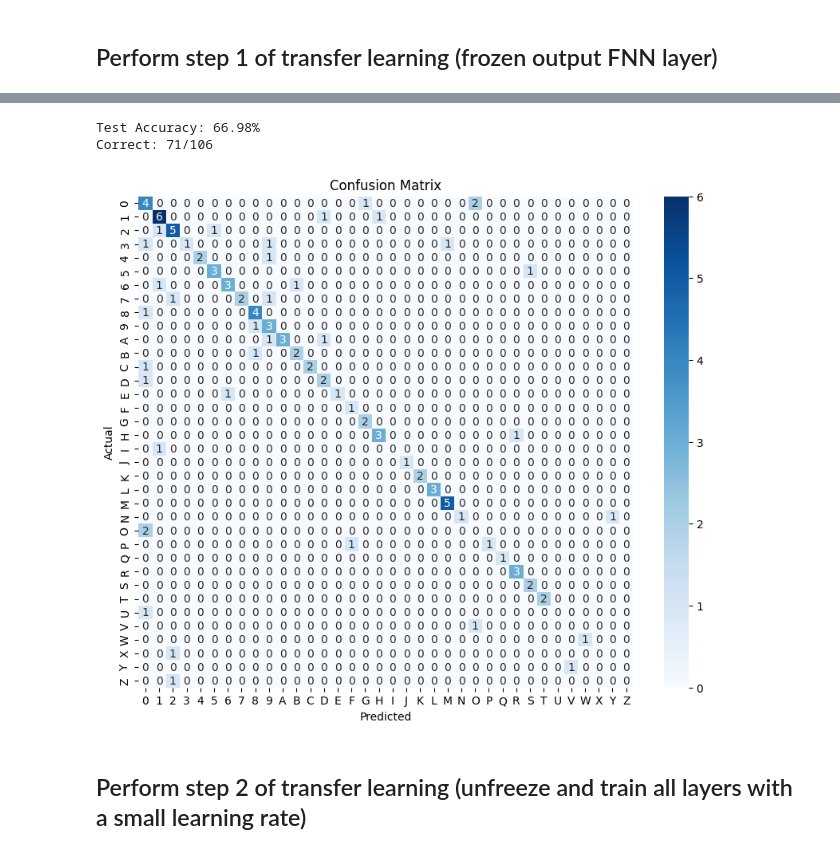
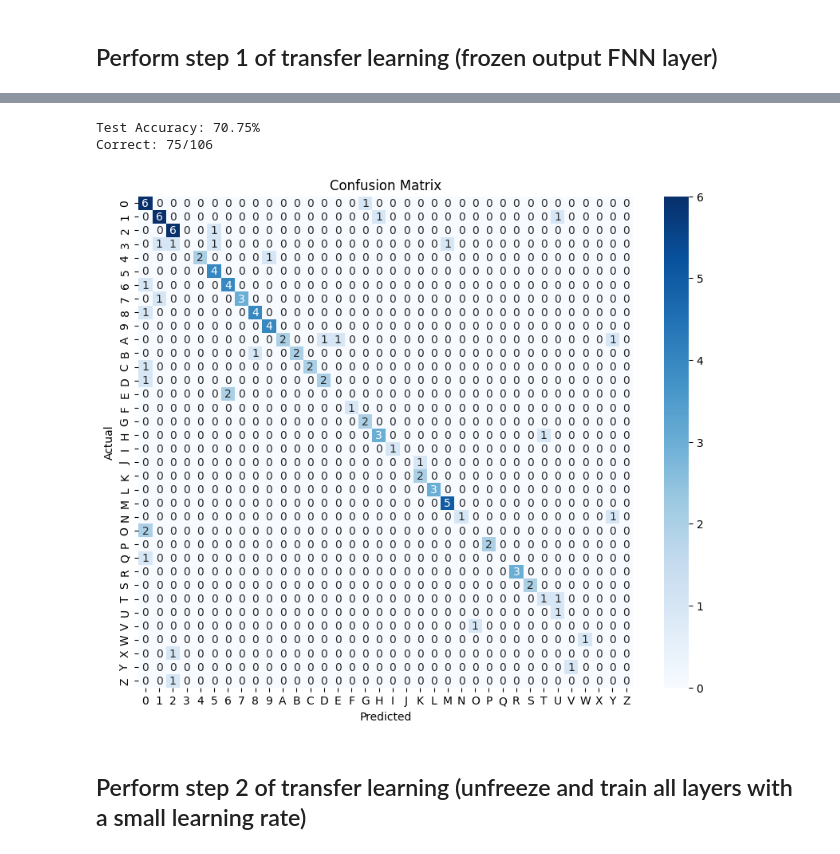
Before and after one commit to BaileyCollison/ENEL645_Project_Group2, a Jupyter notebook: Project_Notebook.ipynb, the cells around one changed output, grey strips where cells are left out. Drawn from its saved outputs; the diff is of its cells as text; code cells hidden in the pictures.

```diff
--- a/Project_Notebook.ipynb
+++ b/Project_Notebook.ipynb
@@ -650,7 +569,7 @@ print(' '.join(f'{classes[labels[j]]:5s}' for j in range(8)))
 model = Net(num_classes).to(device)
 
 # Load pretrained weights
-pretrained_dict = torch.load(PRETRAINED_PATH)
+pretrained_dict = torch.load(PATH)
 model_dict = model.state_dict()
 
 # Filter out unnecessary keys
@@ -667,10 +586,8 @@ for name, param in model.named_parameters():
 
 # Loss function and optimizer
 criterion = nn.CrossEntropyLoss()
-# optimizer = optim.Adam(model.fc2.parameters(), lr=0.001)
 optimizer = optim.SGD(model.fc2.parameters(), lr=0.01, momentum=0.9)
 scheduler = optim.lr_scheduler.ReduceLROnPlateau(optimizer, 'min', patience=3, factor=0.1)
-# scheduler = optim.lr_scheduler.StepLR(optimizer, step_size=100, gamma=0.1)
 early_stopper = EarlyStopper(patience=early_stopping_patience, min_improve=min_improve)
 # %% [markdown]
 Defining helper functions:
@@ -685,9 +602,6 @@ def train_model(model, dataloaders, criterion, optimizer, num_epochs=1000, fine_
         # Unfreeze all layers for fine-tuning
         for param in model.parameters():
             param.requires_grad = True
-        # Use smaller learning rate for fine-tuning
-        for g in optimizer.param_groups:
-            g['lr'] = 0.001
 
     for epoch in range(num_epochs):
         print(f"\nEpoch {epoch + 1}/{num_epochs}")
@@ -708,16 +622,13 @@ def train_model(model, dataloaders, criterion, optimizer, num_epochs=1000, fine_
             for inputs, labels in phase_loader:
                 inputs, labels = inputs.to(device), labels.to(device)
                 optimizer.zero_grad()
-
                 with torch.set_grad_enabled(phase == "train"):
                     outputs = model(inputs)
                     loss = criterion(outputs, labels)
                     _, preds = torch.max(outputs, 1)
-
                     if phase == "train":
                         loss.backward()
                         optimizer.step()
-
                 running_loss += loss.item() * inputs.size(0)
                 running_corrects += torch.sum(preds == labels.data)
 
@@ -736,25 +647,12 @@ def train_model(model, dataloaders, criterion, optimizer, num_epochs=1000, fine_
             print(f"{phase} Loss: {epoch_loss:.4f} Acc: {epoch_acc:.4f}")
 
             if phase == "val":
-                # Check early stopping criteria
-                # if early_stopper(epoch_loss):
-                #     print(f"Early stopping triggered at epoch {epoch + 1}")
-                #     print(f"Best val loss: {early_stopper.best_val:.4f}")
-                #     return model
-
-                # if epoch_acc > best_acc:
-                #     best_acc = epoch_acc
-                #     torch.save(model.state_dict(), PATH)
-                #     print(f"New best model saved with val Acc: {best_acc:.4f}")
-
                 if early_stopper(epoch_loss):
                     print(f"Early stopping triggered! Best val: {early_stopper.best_val:.4f}")
                     return model
-
                 if epoch_loss < best_loss:
                     best_loss = epoch_loss
-                    torch.save(model.state_dict(), PATH)
-
+                    torch.save(model.state_dict(), TL_PATH)
                 # Step the LR scheduler based on validation loss
                 scheduler.step(epoch_loss)
 
@@ -830,19 +728,21 @@ train Loss: 2.5782 Acc: 0.6312
 ... (88 outputs left out)
 # %%
+model.load_state_dict(torch.load(TL_PATH))
+
 # Evaluate the model on the test set
 preds, labels = test_model(model, dataloaders["test"])
 
 cm = confusion_matrix(labels, preds)
 plt.figure(figsize=(10, 8))
 sns.heatmap(cm, annot=True, fmt='d', cmap='Blues', xticklabels=classes, yticklabels=classes)
 plt.xlabel('Predicted')
 plt.ylabel('Actual')
 plt.title('Confusion Matrix')
 plt.show()
 # %% [output]
-Test Accuracy: 66.98%
-Correct: 71/106
+Test Accuracy: 70.75%
+Correct: 75/106
-[figure, old version]
+[figure, new version]
 # %% [markdown]
 ## Perform step 2 of transfer learning (unfreeze and train all layers with a small learning rate)
 # %%
```
Also changed, not shown: parts of 22 cells of this notebook.
